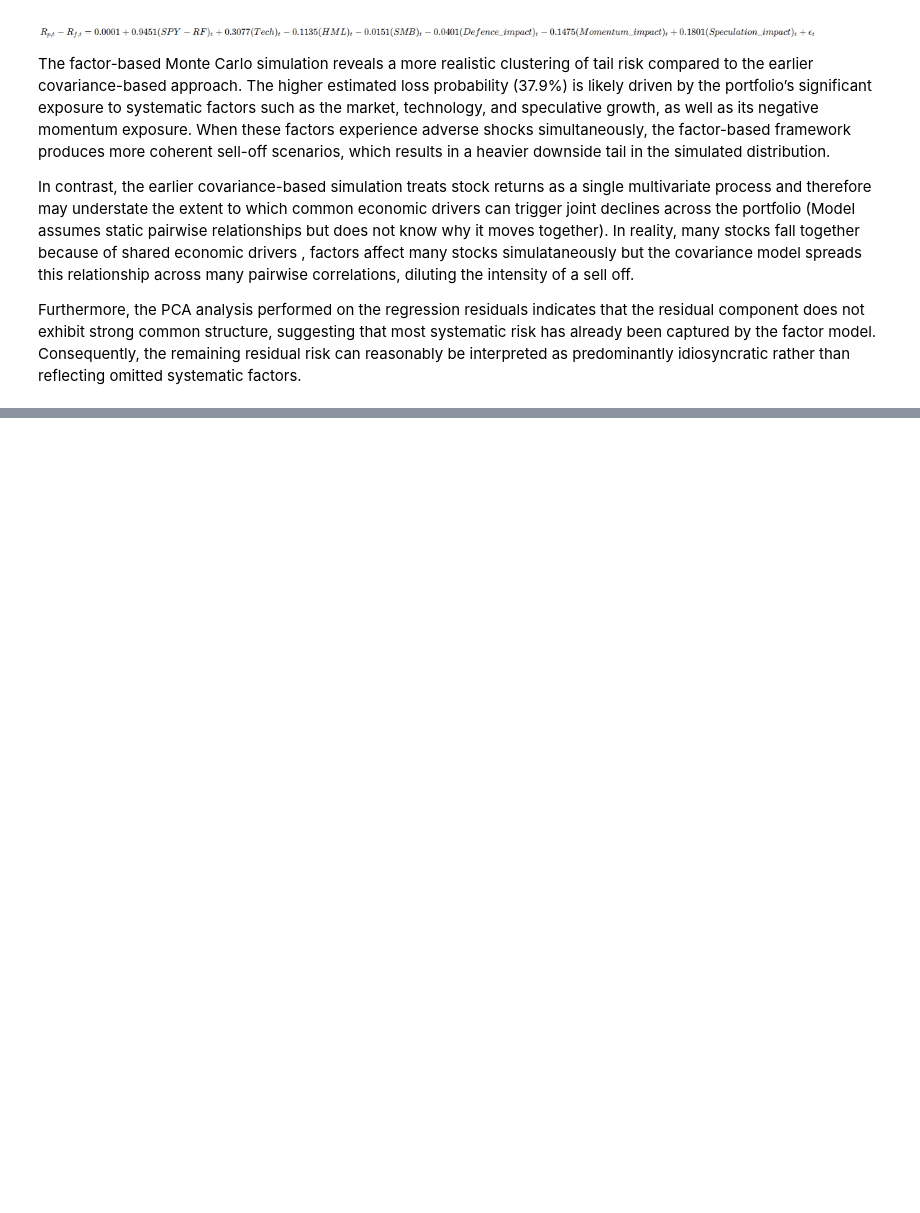
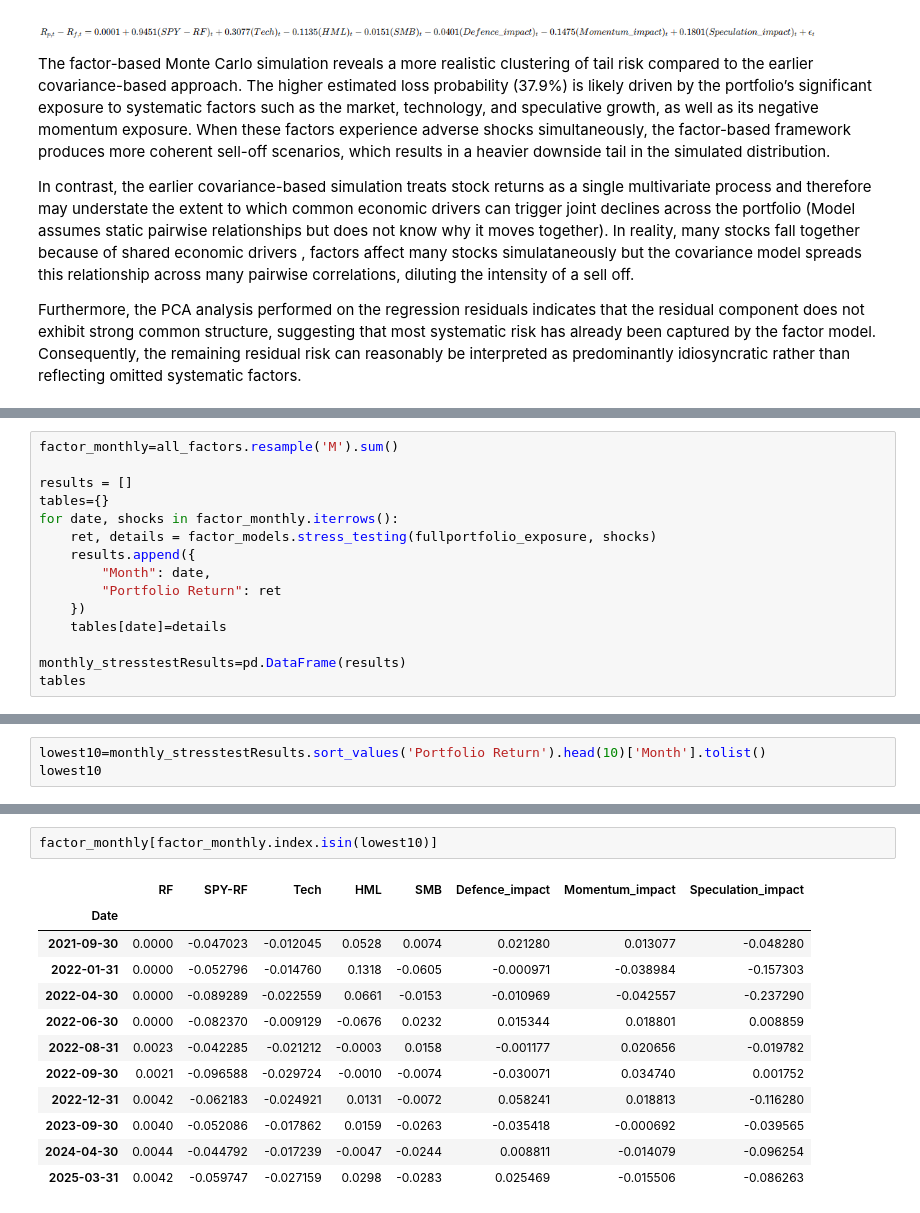
Before and after one commit to LeKaiChong/Quant-Risk-Project, a Jupyter notebook: monte carlo simulation.ipynb, the cells around one changed output, grey strips where cells are left out. Saved outputs shown, nothing was run; the diff lists cells and outputs as text; blank space fills up the shorter version.

Commit message:
Stress testing
Stress testing added

- Daily max drawdowns
- Monthly max drawdowns using monthly factor values

```diff
--- a/monte carlo simulation.ipynb
+++ b/monte carlo simulation.ipynb
@@ -588,0 +635,15 @@ Furthermore, the PCA analysis performed on the regression residuals indicates th
+# %%
+factor_monthly=all_factors.resample('M').sum()
+
+results = []
+tables={}
+for date, shocks in factor_monthly.iterrows():
+    ret, details = factor_models.stress_testing(fullportfolio_exposure, shocks)
+    results.append({
+        "Month": date,
+        "Portfolio Return": ret
+    })
+    tables[date]=details
+
+monthly_stresstestResults=pd.DataFrame(results)
+tables
@@ -588,0 +668,3 @@ Furthermore, the PCA analysis performed on the regression residuals indicates th
+# %%
+lowest10=monthly_stresstestResults.sort_values('Portfolio Return').head(10)['Month'].tolist()
+lowest10
@@ -588,0 +696,15 @@ Furthermore, the PCA analysis performed on the regression residuals indicates th
+# %%
+factor_monthly[factor_monthly.index.isin(lowest10)]
+# %% [output]
+|  | RF | SPY-RF | Tech | HML | SMB | Defence_impact | Momentum_impact | Speculation_impact |
+| Date |  |  |  |  |  |  |  |  |
+| 2021-09-30 | 0.0000 | -0.047023 | -0.012045 | 0.0528 | 0.0074 | 0.021280 | 0.013077 | -0.048280 |
+| 2022-01-31 | 0.0000 | -0.052796 | -0.014760 | 0.1318 | -0.0605 | -0.000971 | -0.038984 | -0.157303 |
+| 2022-04-30 | 0.0000 | -0.089289 | -0.022559 | 0.0661 | -0.0153 | -0.010969 | -0.042557 | -0.237290 |
+| 2022-06-30 | 0.0000 | -0.082370 | -0.009129 | -0.0676 | 0.0232 | 0.015344 | 0.018801 | 0.008859 |
+| 2022-08-31 | 0.0023 | -0.042285 | -0.021212 | -0.0003 | 0.0158 | -0.001177 | 0.020656 | -0.019782 |
+| 2022-09-30 | 0.0021 | -0.096588 | -0.029724 | -0.0010 | -0.0074 | -0.030071 | 0.034740 | 0.001752 |
+| 2022-12-31 | 0.0042 | -0.062183 | -0.024921 | 0.0131 | -0.0072 | 0.058241 | 0.018813 | -0.116280 |
+| 2023-09-30 | 0.0040 | -0.052086 | -0.017862 | 0.0159 | -0.0263 | -0.035418 | -0.000692 | -0.039565 |
+| 2024-04-30 | 0.0044 | -0.044792 | -0.017239 | -0.0047 | -0.0244 | 0.008811 | -0.014079 | -0.096254 |
+| 2025-03-31 | 0.0042 | -0.059747 | -0.027159 | 0.0298 | -0.0283 | 0.025469 | -0.015506 | -0.086263 |
```
Also changed, not shown: parts of 11 cells of this notebook, 1 other file.
